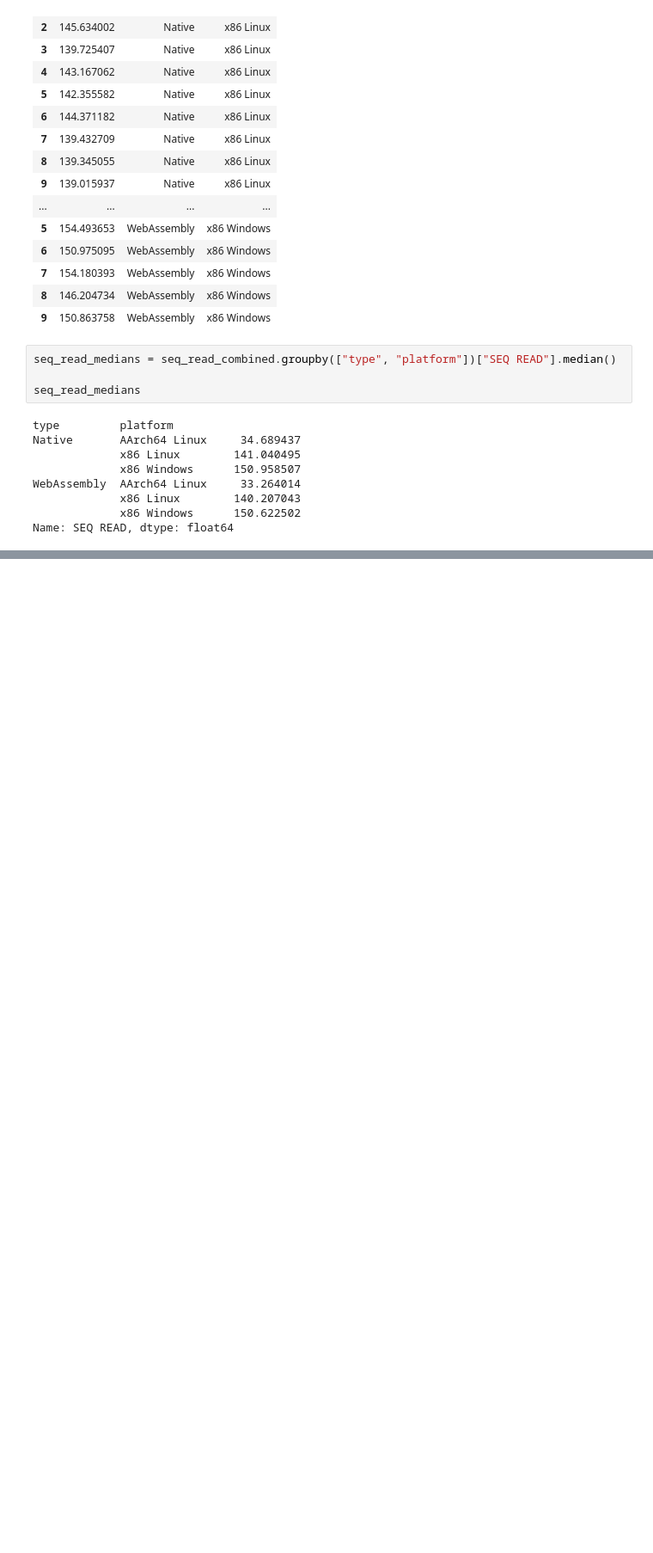
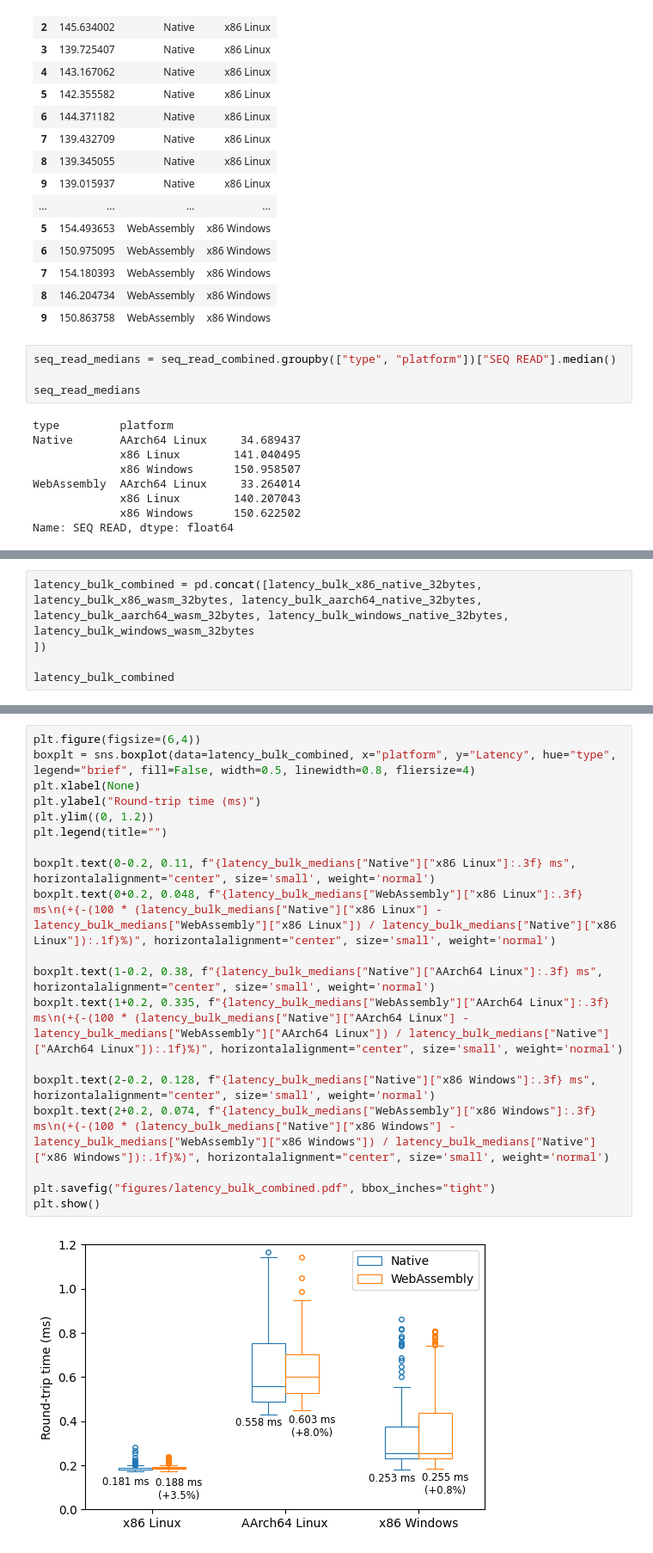
Before and after one commit to idlab-discover/wasi-usb-benchmarks, a Jupyter notebook: combined_graphs.ipynb, the cells around one changed output, grey strips where cells are left out. Shown at 86% size. Saved outputs shown, nothing was run; the diff lists cells and outputs as text; blank space fills up the shorter version.

Commit message:
Add combined bulk RTT boxplot

```diff
--- a/combined_graphs.ipynb
+++ b/combined_graphs.ipynb
@@ -147,0 +197,5 @@ plt.show()
+# %%
+latency_bulk_combined = pd.concat([latency_bulk_x86_native_32bytes, latency_bulk_x86_wasm_32bytes, latency_bulk_aarch64_native_32bytes, latency_bulk_aarch64_wasm_32bytes, latency_bulk_windows_native_32bytes, latency_bulk_windows_wasm_32bytes
+])
+
+latency_bulk_combined
@@ -147,0 +229,21 @@ plt.show()
+# %%
+plt.figure(figsize=(6,4))
+boxplt = sns.boxplot(data=latency_bulk_combined, x="platform", y="Latency", hue="type", legend="brief", fill=False, width=0.5, linewidth=0.8, fliersize=4)
+plt.xlabel(None)
+plt.ylabel("Round-trip time (ms)")
+plt.ylim((0, 1.2))
+plt.legend(title="")
+
+boxplt.text(0-0.2, 0.11, f"{latency_bulk_medians["Native"]["x86 Linux"]:.3f} ms", horizontalalignment="center", size='small', weight='normal')
+boxplt.text(0+0.2, 0.048, f"{latency_bulk_medians["WebAssembly"]["x86 Linux"]:.3f} ms\n(+{-(100 * (latency_bulk_medians["Native"]["x86 Linux"] - latency_bulk_medians["WebAssembly"]["x86 Linux"]) / latency_bulk_medians["Native"]["x86 Linux"]):.1f}%)", horizontalalignment="center", size='small', weight='normal')
+
+boxplt.text(1-0.2, 0.38, f"{latency_bulk_medians["Native"]["AArch64 Linux"]:.3f} ms", horizontalalignment="center", size='small', weight='normal')
+boxplt.text(1+0.2, 0.335, f"{latency_bulk_medians["WebAssembly"]["AArch64 Linux"]:.3f} ms\n(+{-(100 * (latency_bulk_medians["Native"]["AArch64 Linux"] - latency_bulk_medians["WebAssembly"]["AArch64 Linux"]) / latency_bulk_medians["Native"]["AArch64 Linux"]):.1f}%)", horizontalalignment="center", size='small', weight='normal')
+
+boxplt.text(2-0.2, 0.128, f"{latency_bulk_medians["Native"]["x86 Windows"]:.3f} ms", horizontalalignment="center", size='small', weight='normal')
+boxplt.text(2+0.2, 0.074, f"{latency_bulk_medians["WebAssembly"]["x86 Windows"]:.3f} ms\n(+{-(100 * (latency_bulk_medians["Native"]["x86 Windows"] - latency_bulk_medians["WebAssembly"]["x86 Windows"]) / latency_bulk_medians["Native"]["x86 Windows"]):.1f}%)", horizontalalignment="center", size='small', weight='normal')
+
+plt.savefig("figures/latency_bulk_combined.pdf", bbox_inches="tight")
+plt.show()
+# %% [output]
+[figure, added]
```
Also changed, not shown: parts of 6 cells of this notebook, 2 other files.
